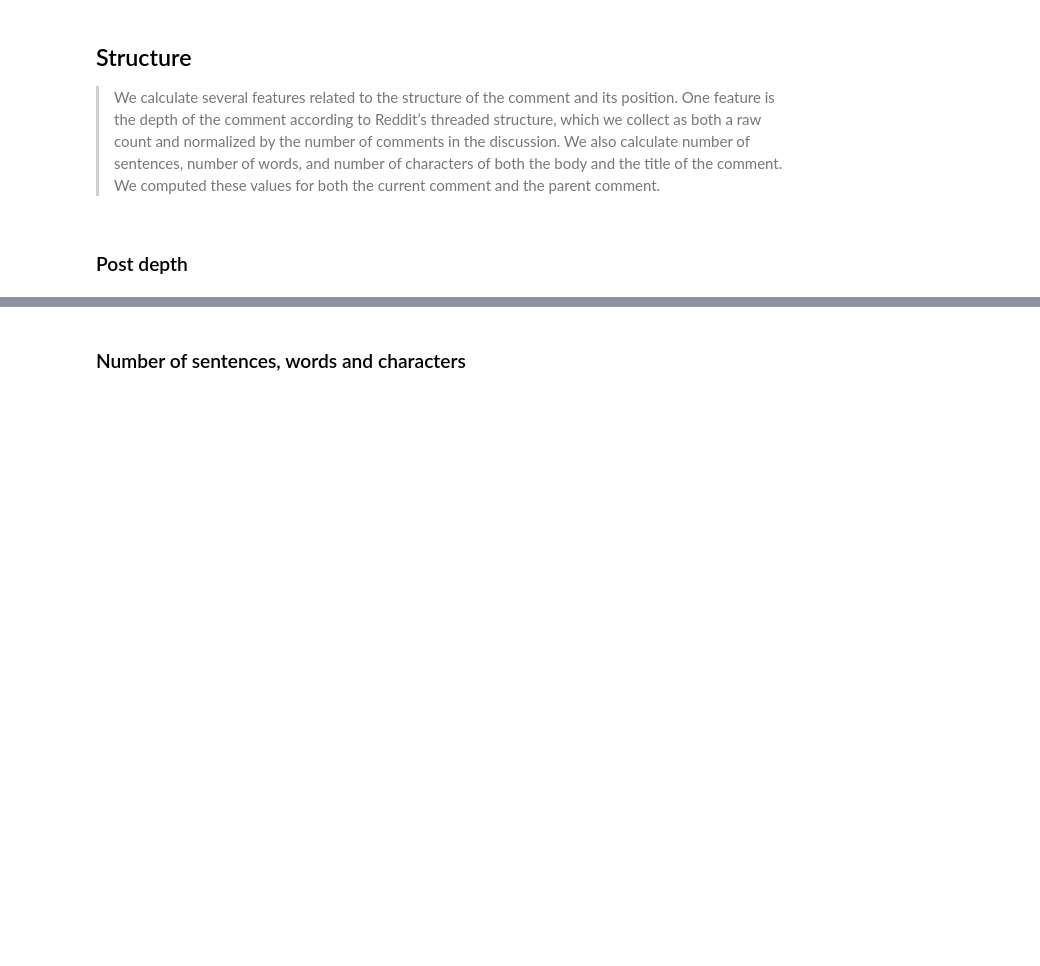
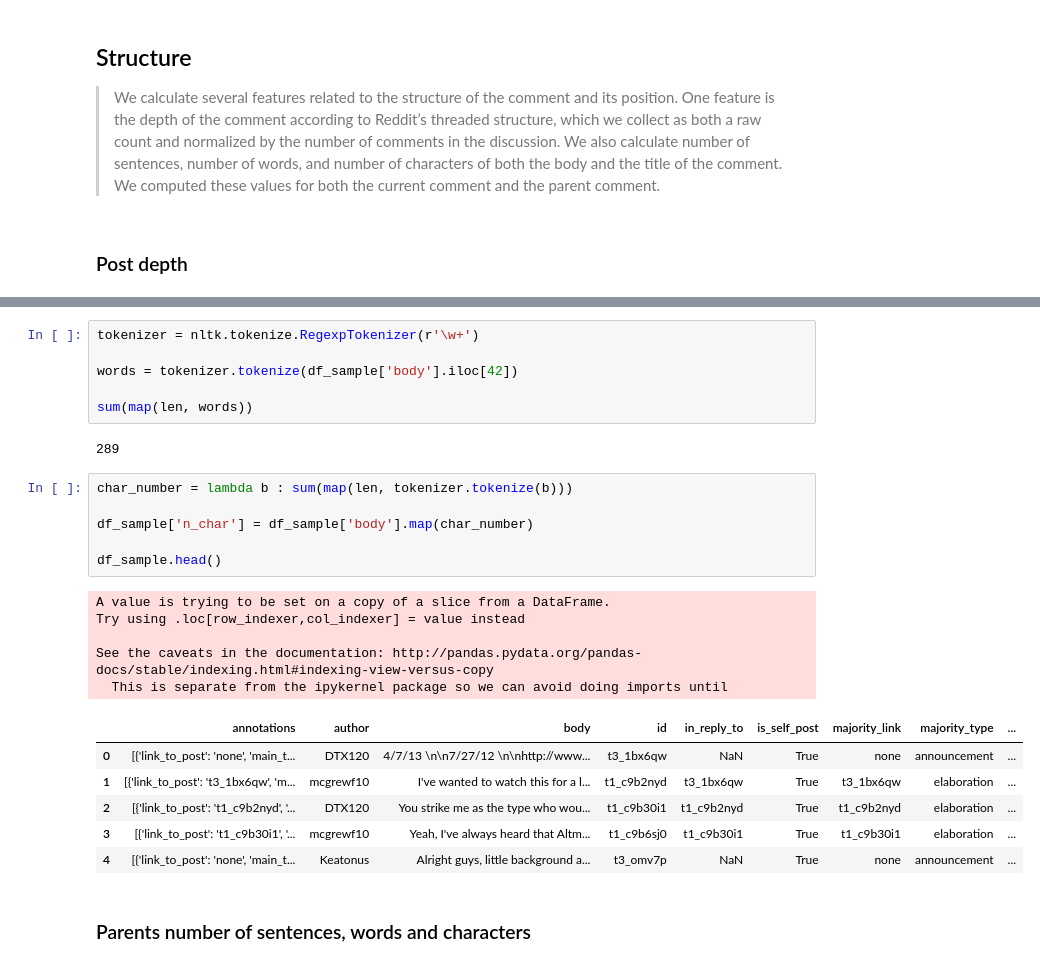
Before and after one commit to brunompacheco/coarse-discourse-validation, a Jupyter notebook: notebooks/3.0-bmp-features-exploration.ipynb, the cells around one changed output, grey strips where cells are left out. Cells and saved outputs as stored; diff of their text form; blank space fills up the shorter version.

```diff
--- a/notebooks/3.0-bmp-features-exploration.ipynb
+++ b/notebooks/3.0-bmp-features-exploration.ipynb
@@ -32,2 +145,28 @@ In here, we'll be working on the features described on the paper.
+# %%
+tokenizer = nltk.tokenize.RegexpTokenizer(r'\w+')
+
+words = tokenizer.tokenize(df_sample['body'].iloc[42])
+
+sum(map(len, words))
+# %% [output]
+289
+# %%
+char_number = lambda b : sum(map(len, tokenizer.tokenize(b)))
+
+df_sample['n_char'] = df_sample['body'].map(char_number)
+
+df_sample.head()
+# %% [output]
+A value is trying to be set on a copy of a slice from a DataFrame.
+Try using .loc[row_indexer,col_indexer] = value instead
+
+See the caveats in the documentation: http://pandas.pydata.org/pandas-docs/stable/indexing.html#indexing-view-versus-copy
+  This is separate from the ipykernel package so we can avoid doing imports until
+|  | annotations | author | body | id | in_reply_to | is_self_post | majority_link | majority_type | ... |
+| 0 | [{'link_to_post': 'none', 'main_t... | DTX120 | 4/7/13 \n\n7/27/12 \n\nhttp://www... | t3_1bx6qw | NaN | True | none | announcement | ... |
+| 1 | [{'link_to_post': 't3_1bx6qw', 'm... | mcgrewf10 | I've wanted to watch this for a l... | t1_c9b2nyd | t3_1bx6qw | True | t3_1bx6qw | elaboration | ... |
+| 2 | [{'link_to_post': 't1_c9b2nyd', '... | DTX120 | You strike me as the type who wou... | t1_c9b30i1 | t1_c9b2nyd | True | t1_c9b2nyd | elaboration | ... |
+| 3 | [{'link_to_post': 't1_c9b30i1', '... | mcgrewf10 | Yeah, I've always heard that Altm... | t1_c9b6sj0 | t1_c9b30i1 | True | t1_c9b30i1 | elaboration | ... |
+| 4 | [{'link_to_post': 'none', 'main_t... | Keatonus | Alright guys, little background a... | t3_omv7p | NaN | True | none | announcement | ... |
 # %% [markdown]
-### Number of sentences, words and characters
+### Parents number of sentences, words and characters
```
Also changed, not shown: parts of 13 cells of this notebook.
